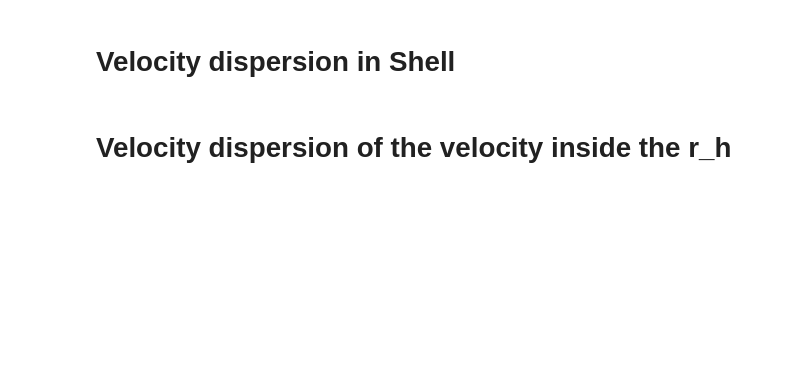
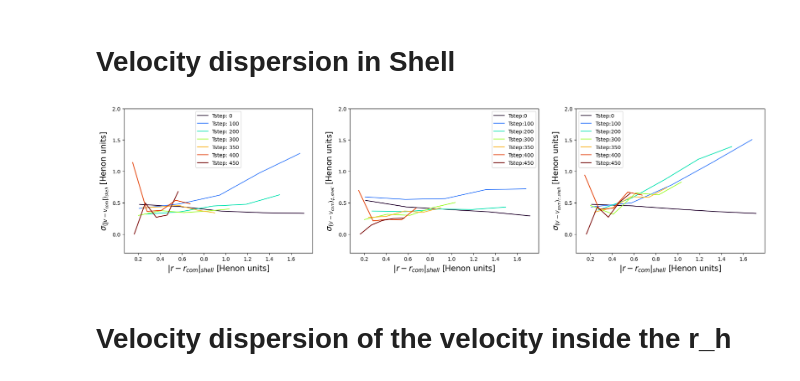
Before and after one commit to Berto70/pod_compastro23, a Jupyter notebook: Project/Analysis.ipynb, the cells around one changed output. Saved outputs shown, nothing was run; the diff lists cells and outputs as text; code cells hidden in the pictures; blank space fills up the shorter version.

```diff
--- a/Project/Analysis.ipynb
+++ b/Project/Analysis.ipynb
@@ -258,7 +267,7 @@ fig.savefig(fname=f'/ca23/ext_volume/pod_compastro23/Project/Images/{e}/Density_
 # Velocity dispersion in Shell
 # %%
 fig = plt.figure(figsize=(22, 5))
-important_time = [0, 100, 200, 570, 900, 1200]
+important_time = [0, 100, 200, 300, 350, 400, 450]
 color = cm.turbo(np.linspace(0, 1, len(important_time)))
 n_bins=5
 
@@ -284,8 +293,8 @@ for k, c in enumerate(color):
     ax.plot(radius_shell, np.array(velocity_dispersion), label=f'Tstep: {time}', color=c)
     ax.set_xlabel(r'|$r - r_{com}|_{shell}$ [Henon units]', fontsize=15)
     ax.set_ylabel(r'$\sigma_{{(|v- v_{com}|)}_{shell}}$ [Henon units]',fontsize=15 )
-    ax.set_title('Velocity modulus dispersion profile across time', fontsize=15)
-    ax.set_ylim(-0.3, 5)
+    # ax.set_title('Velocity modulus dispersion profile across time', fontsize=15)
+    ax.set_ylim(-0.3, 2)
     ax.legend()
 
 ax = fig.add_subplot(1,3,2)
@@ -311,39 +320,41 @@ for k, c in enumerate(color):
     ax.plot(radius_shell, velocity_dispersion, c=c, label=f'Tstep:{time}')
     ax.set_xlabel(r'|$r - r_{com}|_{shell}$ [Henon units]', fontsize=15)
     ax.set_ylabel(r'$\sigma_{{(v- v_{com})}_{\phi, shell}}$ [Henon units]',fontsize=15 )
-    ax.set_title('Tangential Velocity dispersion profile across time', fontsize=15)
-    ax.set_ylim(-0.3, 5)
+    # ax.set_title('Tangential Velocity dispersion profile across time', fontsize=15)
+    ax.set_ylim(-0.3, 2)
     ax.legend()
 
 
 ax = fig.add_subplot(1,3,3)
 for k, c in enumerate(color):
     time = important_time[k]
     position_comFoR_flagged = position_comFoR[time][flag_history[time]]
     radius_snapshot = np.linalg.norm(position_comFoR_flagged, axis=1)
     counts, bin_edges = np.histogram(radius_snapshot, bins=n_bins)
     radius_shell = 1/2 * (bin_edges[1:] + bin_edges[:-1]) #needed to plot
 
     bins_index = np.digitize(radius_snapshot, bins=bin_edges) #return the index of the bin for each radius
 
     vel_wrt_com = velocity[time][flag_history[time]]- vel_com_history[time] #- vel_com_history[time]
     rho, phi, vel_r, vel_phi, vel_z = cyl_coord(position[time][flag_history[time]], vel_wrt_com[:, :])
 
 
     vel_phi_binned = [vel_r[bins_index==i].tolist() for i in range(1, len(bin_edges)) ] #binning the velocity as the radius
 
     velocity_dispersion = []
     for i in range(len(bin_edges)-1):
         velocity_dispersion.append(np.array(vel_phi_binned[i]).std())
 
     ax.plot(radius_shell, velocity_dispersion, c=c, label=f'Tstep:{time}')
     ax.set_xlabel(r'|$r - r_{com}|_{shell}$ [Henon units]', fontsize=15)
     ax.set_ylabel(r'$\sigma_{{(v- v_{com})}_{r, shell}}$ [Henon units]',fontsize=15 )
-    ax.set_title('Radial Velocity dispersion profile across time', fontsize=15)
-    ax.set_ylim(-0.3, 5)
+    # ax.set_title('Radial Velocity dispersion profile across time', fontsize=15)
+    ax.set_ylim(-0.3, 2)
     ax.legend()
 
 fig.savefig(fname=f'/ca23/ext_volume/pod_compastro23/Project/Images/{e}/Velocity_dispersion_profile_{N}_InitialPos_{initial_position}_e_{e}.png', bbox_inches='tight')
+# %% [output]
+[figure, added]
 # %% [markdown]
 # Velocity dispersion of the velocity inside the r_h
 # %%
```
Also changed, not shown: parts of 15 cells of this notebook, 15 other files.
